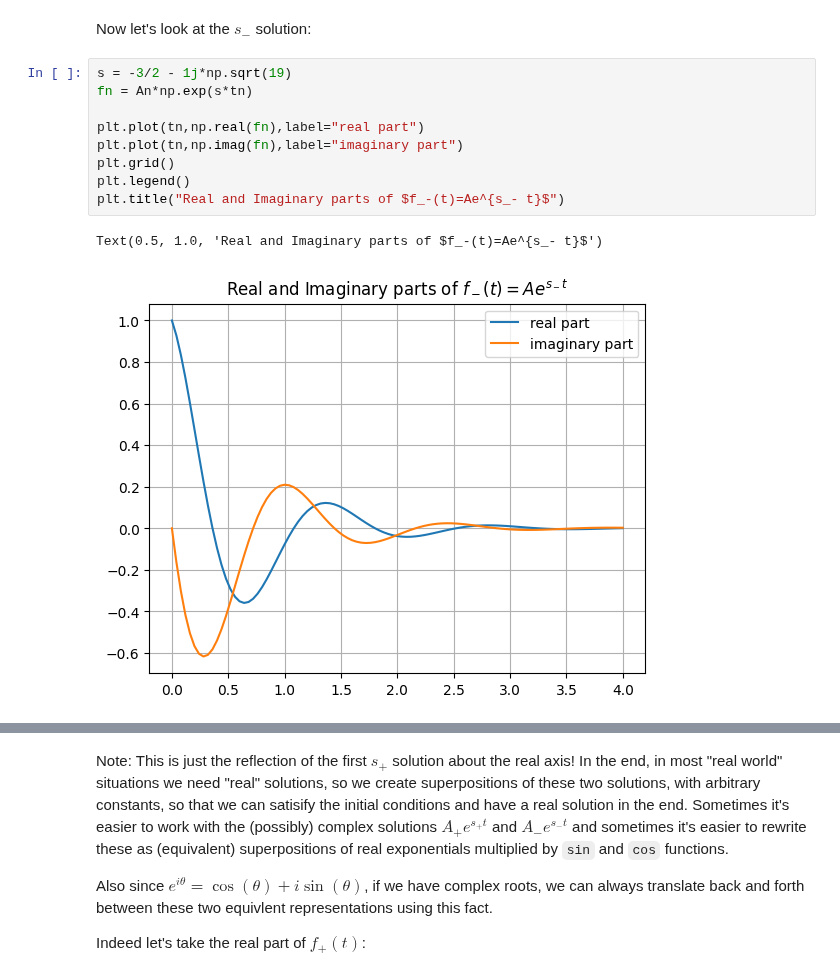
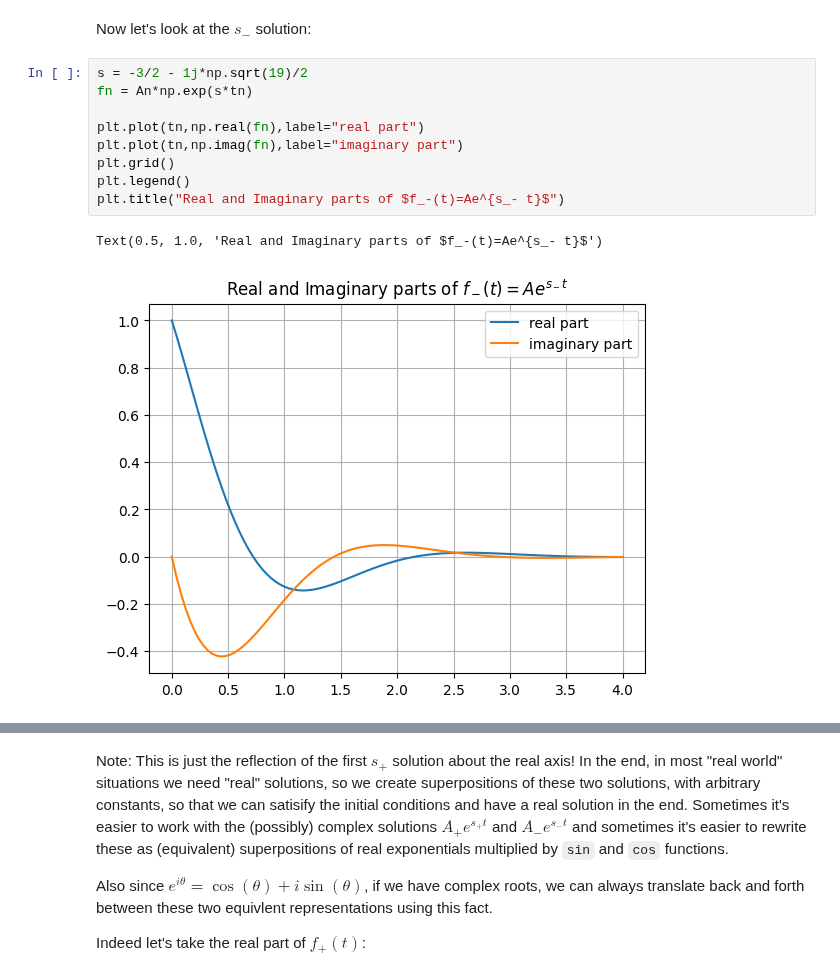
Before and after one commit to 201820-SWEN-230/MATH-330-Activities, a Jupyter notebook: Activity3_HigherOrderSystems.ipynb, the cells around one changed output, grey strips where cells are left out. Saved outputs shown, nothing was run; the diff lists cells and outputs as text.

```diff
--- a/Activity3_HigherOrderSystems.ipynb
+++ b/Activity3_HigherOrderSystems.ipynb
@@ -105,17 +105,17 @@ Text(0, 0.5, 'Imaginary part')
 # %% [markdown]
 Now let's look at the $s_-$ solution:
 # %%
-s = -3/2 - 1j*np.sqrt(19)
+s = -3/2 - 1j*np.sqrt(19)/2
 fn = An*np.exp(s*tn)
 
 plt.plot(tn,np.real(fn),label="real part")
 plt.plot(tn,np.imag(fn),label="imaginary part")
 plt.grid()
 plt.legend()
 plt.title("Real and Imaginary parts of $f_-(t)=Ae^{s_- t}$")
 # %% [output]
 Text(0.5, 1.0, 'Real and Imaginary parts of $f_-(t)=Ae^{s_- t}$')
-[figure, old version]
+[figure, new version]
 # %%
 plt.plot(np.real(fn),np.imag(fn))
 for i in range(0, 50, 10):
```
Also changed, not shown: parts of 5 cells of this notebook, 1 other file.
